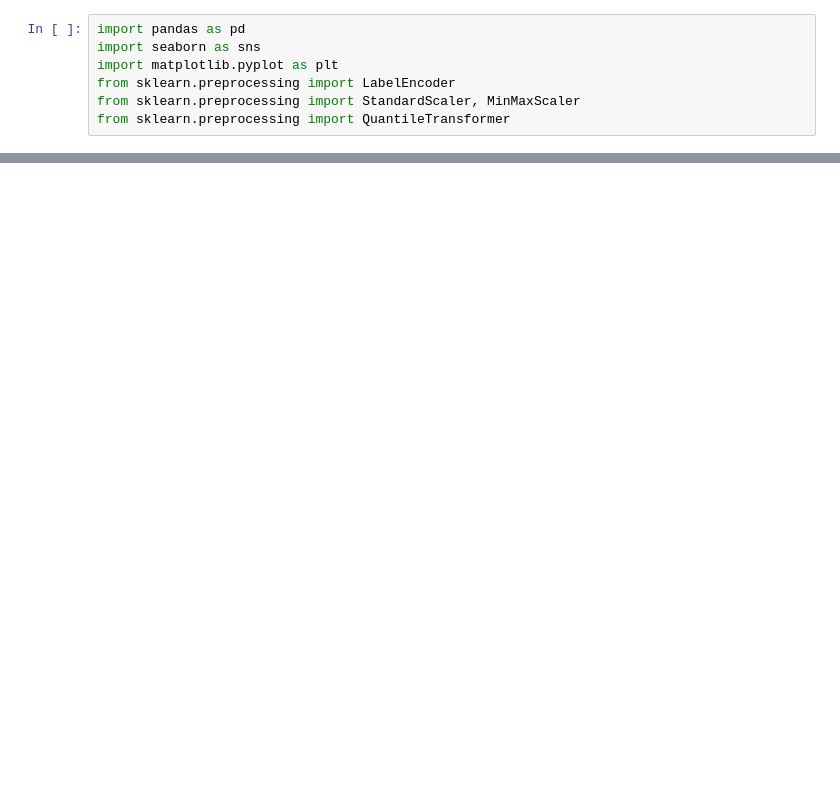
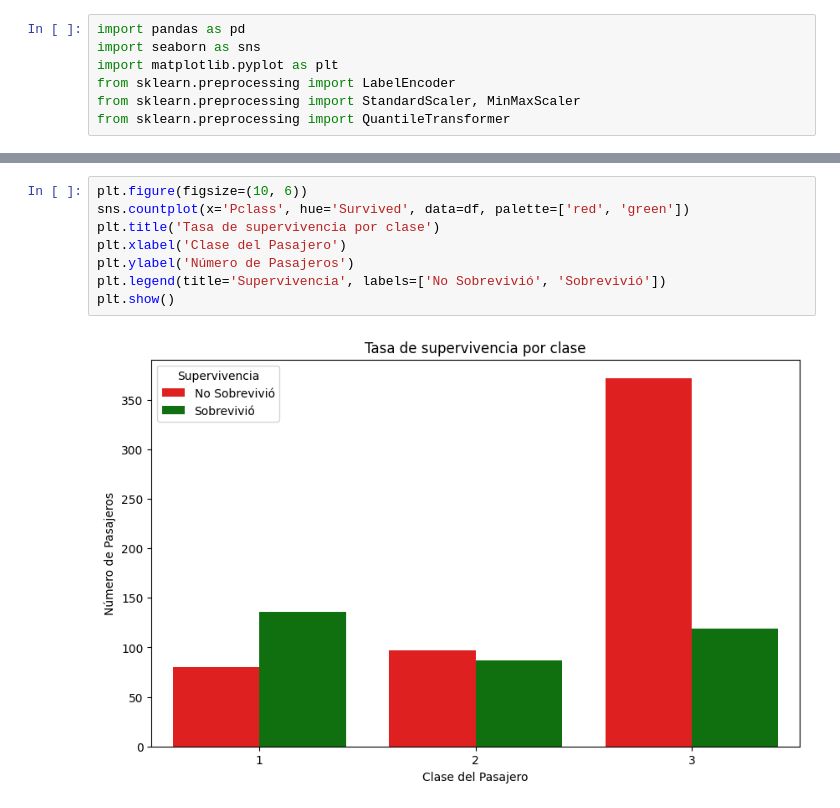
Before and after one commit to Zerch-Z/aprendizaje_supervisado, a Jupyter notebook: 2_EDA.ipynb, the cells around one changed output, grey strips where cells are left out. Cells and saved outputs as stored; diff of their text form; blank space fills up the shorter version.

```diff
--- a/2_EDA.ipynb
+++ b/2_EDA.ipynb
@@ -28,0 +34,10 @@ print(list(le.classes_))
+# %%
+plt.figure(figsize=(10, 6))
+sns.countplot(x='Pclass', hue='Survived', data=df, palette=['red', 'green'])
+plt.title('Tasa de supervivencia por clase')
+plt.xlabel('Clase del Pasajero')
+plt.ylabel('Número de Pasajeros')
+plt.legend(title='Supervivencia', labels=['No Sobrevivió', 'Sobrevivió'])
+plt.show()
+# %% [output]
+[figure, added]
```
Also changed, not shown: parts of 24 cells of this notebook.
